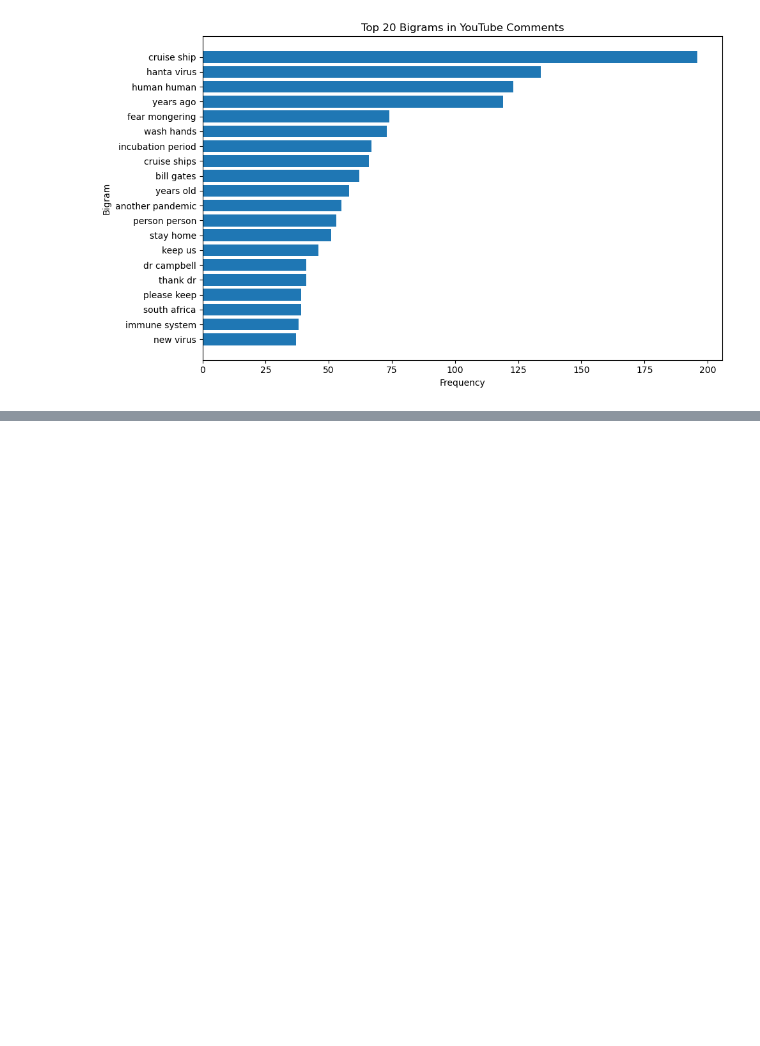
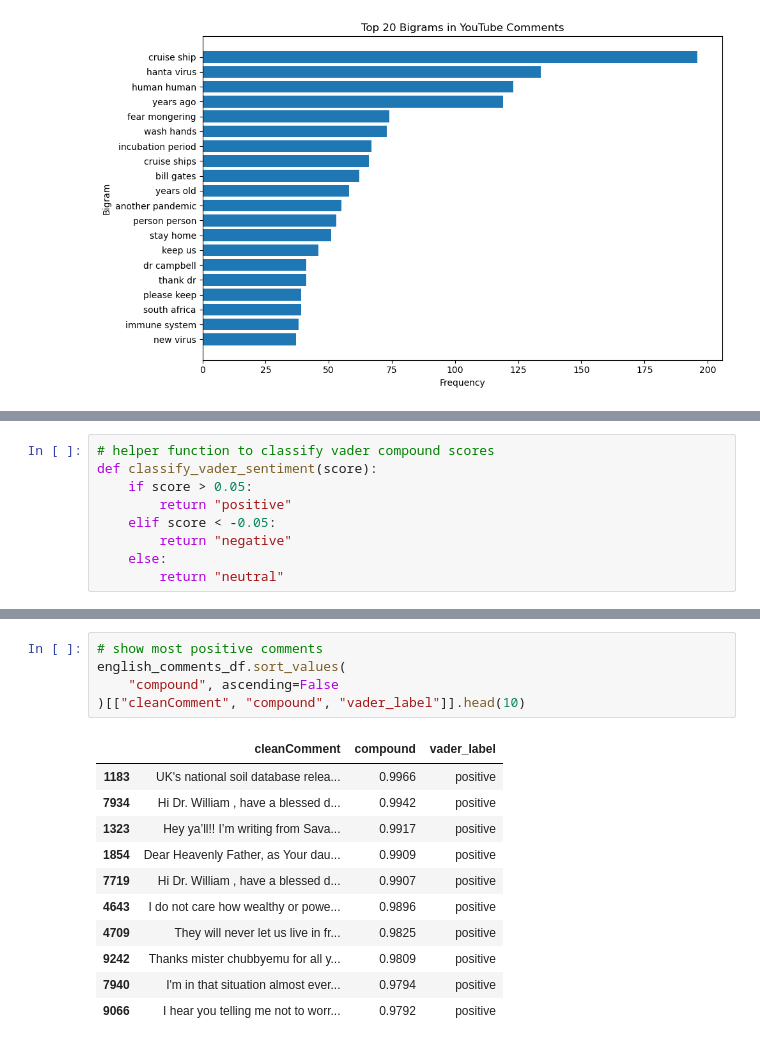
Before and after one commit to BenB51/UGGroup11_SocialMedia_A2, a Jupyter notebook: Youtube_Analysis.ipynb, the cells around one changed output, grey strips where cells are left out. Saved outputs shown, nothing was run; the diff lists cells and outputs as text; blank space fills up the shorter version.

```diff
--- a/Youtube_Analysis.ipynb
+++ b/Youtube_Analysis.ipynb
@@ -932,0 +955,9 @@ plt.show()
+# %%
+# helper function to classify vader compound scores
+def classify_vader_sentiment(score):
+    if score > 0.05:
+        return "positive"
+    elif score < -0.05:
+        return "negative"
+    else:
+        return "neutral"
@@ -932,0 +1065,17 @@ plt.show()
+# %%
+# show most positive comments
+english_comments_df.sort_values(
+    "compound", ascending=False
+)[["cleanComment", "compound", "vader_label"]].head(10)
+# %% [output]
+|  | cleanComment | compound | vader_label |
+| 1183 | UK's national soil database relea... | 0.9966 | positive |
+| 7934 | Hi Dr. William , have a blessed d... | 0.9942 | positive |
+| 1323 | Hey ya’ll!! I’m writing from Sava... | 0.9917 | positive |
+| 1854 | Dear Heavenly Father, as Your dau... | 0.9909 | positive |
+| 7719 | Hi Dr. William , have a blessed d... | 0.9907 | positive |
+| 4643 | I do not care how wealthy or powe... | 0.9896 | positive |
+| 4709 | They will never let us live in fr... | 0.9825 | positive |
+| 9242 | Thanks mister chubbyemu for all y... | 0.9809 | positive |
+| 7940 | I'm in that situation almost ever... | 0.9794 | positive |
+| 9066 | I hear you telling me not to worr... | 0.9792 | positive |
```
Also changed, not shown: parts of 9 cells of this notebook, 1 other file.
